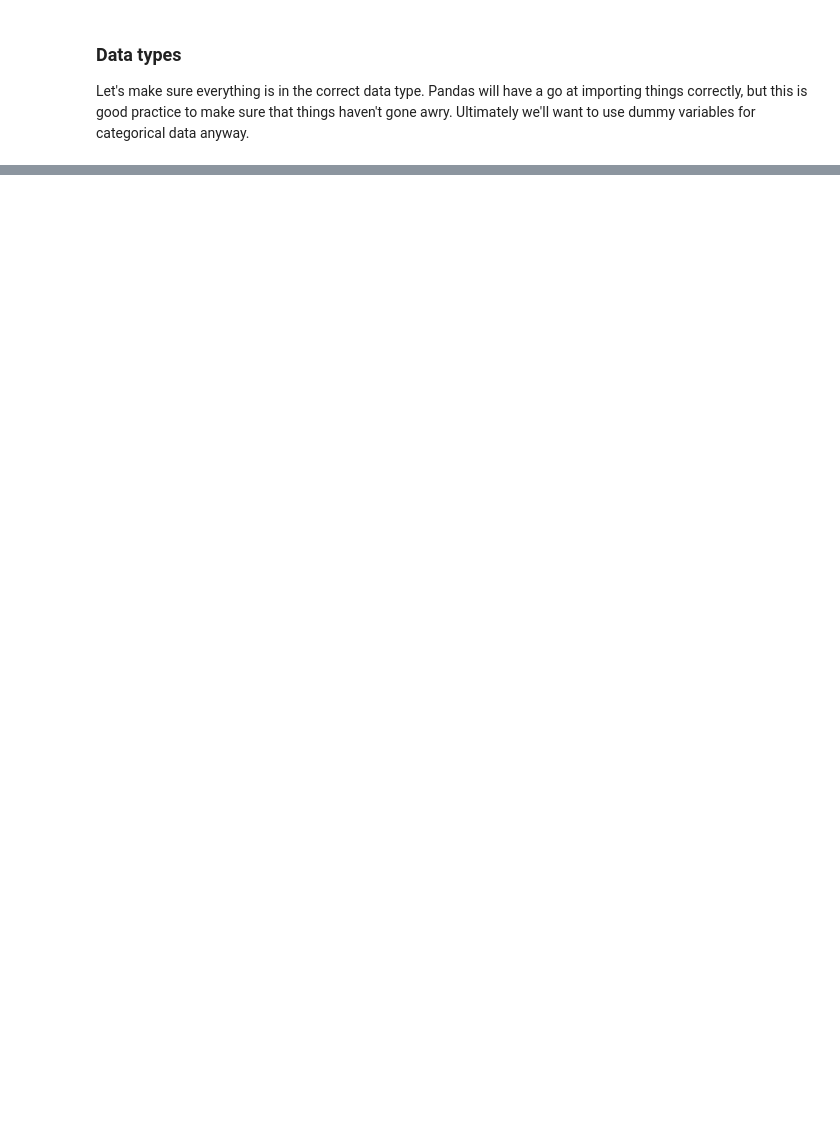
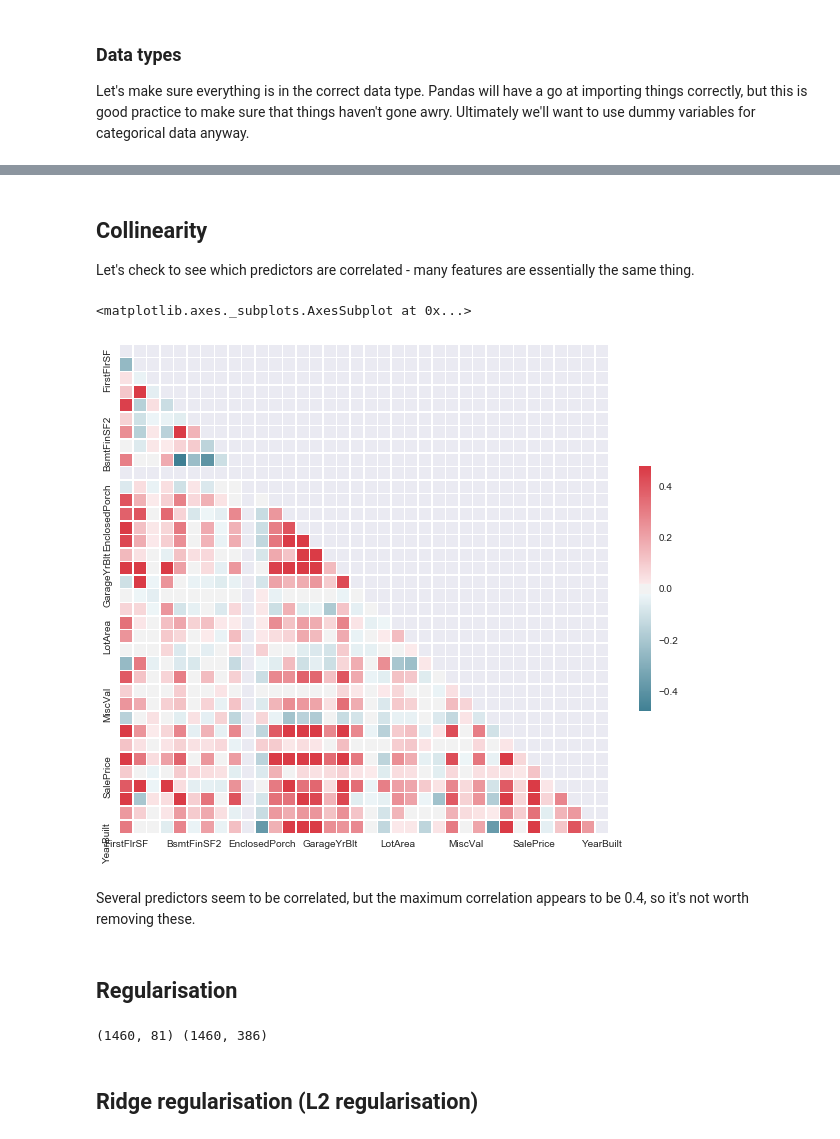
Before and after one commit to christopherhadley/kaggle-housing, a Jupyter notebook: kaggle-housing.ipynb, the cells around one changed output, grey strips where cells are left out. Saved outputs shown, nothing was run; the diff lists cells and outputs as text; code cells hidden in the pictures; blank space fills up the shorter version.

Commit message:
Tidied up but RMSE in ridge regression now increases

```diff
--- a/kaggle-housing.ipynb
+++ b/kaggle-housing.ipynb
@@ -215,0 +216,6 @@ data_types(train)
+# %%
+# Let's replace the SalePrice with the log-transformed version (will need to exponentiate predictions)
+train['SalePrice'] = np.log1p(train['SalePrice'])
+# %%
+# Re-define the full dataset - and work on this until we are ready to split out test and train sets again
+data_full = pd.concat([train, test], keys = ['train', 'test'])
@@ -216 +262,7 @@ data_types(train)
+# %%
+# First, create dummy variables for categorical variables
+dummy = pd.get_dummies(train)
+# split out the test and train sets again
+train = data_full.ix['train']
+test = data_full.ix['test']
 # %% [markdown]
@@ -217,0 +270,5 @@ data_types(train)
+# %%
+# statsmodel requires all fieldsnames to begin with letters
+train = train.rename(columns = {'1stFlrSF': 'FirstFlrSF','2ndFlrSF': 'SecondFlrSF','3SsnPorch': 'ThreeSsnPorch'})
+test = test.rename(columns = {'1stFlrSF': 'FirstFlrSF','2ndFlrSF': 'SecondFlrSF','3SsnPorch': 'ThreeSsnPorch'})
+data_full = pd.concat([train, test], keys = ['train', 'test'])
@@ -217,0 +343,46 @@ data_types(train)
+# %% [markdown]
+## Collinearity
+Let's check to see which predictors are correlated - many features are essentially the same thing.
+# %%
+# Compute the correlation matrix
+corr = data_full.corr()
+
+# Generate a mask for the upper triangle
+mask = np.zeros_like(corr, dtype=np.bool)
+mask[np.triu_indices_from(mask)] = True
+
+# Set up the matplotlib figure
+f, ax = plt.subplots(figsize=(11, 9))
+
+# Generate a custom diverging colormap
+cmap = sns.diverging_palette(220, 10, as_cmap=True)
+
+# Draw the heatmap with the mask and correct aspect ratio
+sns.heatmap(corr, mask=mask, cmap=cmap, vmax=.3,
+            square=True, xticklabels=5, yticklabels=5,
+            linewidths=.5, cbar_kws={"shrink": .5}, ax=ax)
+
+# Simpler version (but too small to be useful)
+# plt.matshow(data_full.corr())
+# %% [output]
+<matplotlib.axes._subplots.AxesSubplot at 0x...>
+[figure, added]
+# %% [markdown]
+Several predictors seem to be correlated, but the maximum correlation appears to be 0.4, so it's not worth removing these.
+# %% [markdown]
+## Regularisation
+# %%
+# Create dummy variables - for each categorical data, make several booleans
+data_full = pd.get_dummies(data_full)
+
+#creating matrices for sklearn:
+X_train = data_full[:train.shape[0]]
+X_test = data_full[train.shape[0]:]
+y = train['SalePrice']
+
+# Verify that the
+print(train.shape, X_train.shape)
+# %% [output]
+(1460, 81) (1460, 386)
+# %% [markdown]
+## Ridge regularisation (L2 regularisation)
```
Also changed, not shown: parts of 44 cells of this notebook.
